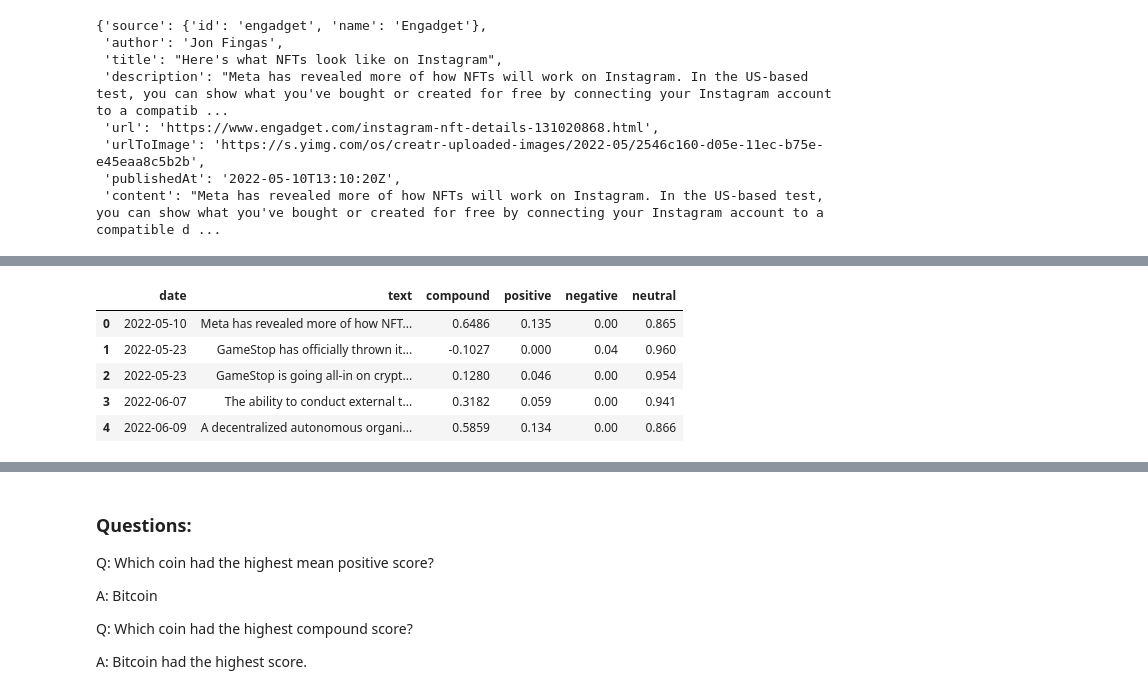
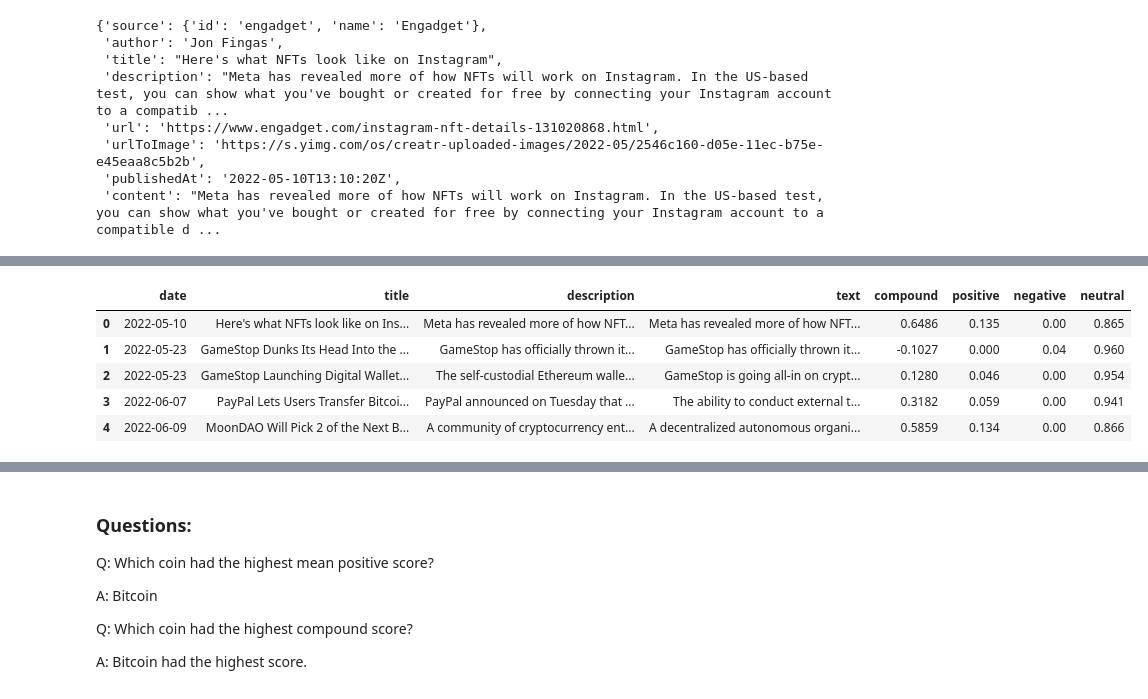
Before and after one commit to JamelBoyer/Homework-12-Tales-from-the-Crypto, a Jupyter notebook: Instructions/Starter_Code/crypto_sentiment.ipynb, the cells around one changed output, grey strips where cells are left out. Cells and saved outputs as stored; diff of their text form; code cells hidden in the pictures.

```diff
--- a/Instructions/Starter_Code/crypto_sentiment.ipynb
+++ b/Instructions/Starter_Code/crypto_sentiment.ipynb
@@ -80,6 +80,8 @@ Bitcoin_sentiments = []
 
 for article in Bitcoin_articles["articles"]:
     try:
+        title = article["title"]
+        description = article["description"]
         text = article["content"]
         date = article["publishedAt"][:10]
         sentiment = analyzer.polarity_scores(text)
@@ -89,6 +91,8 @@ for article in Bitcoin_articles["articles"]:
         neg = sentiment["neg"]
 
         Bitcoin_sentiments.append({
+            "title": title,
+            "description": description,
             "text": text,
             "date": date,
             "compound": compound,
@@ -121,6 +125,8 @@ Ethereum_sentiments = []
 
 for article in Ethereum_articles["articles"]:
     try:
+        title = article["title"]
+        description = article["description"]
         text = article["content"]
         date = article["publishedAt"][:10]
         sentiment = analyzer.polarity_scores(text)
@@ -130,6 +136,8 @@ for article in Ethereum_articles["articles"]:
         neg = sentiment["neg"]
 
         Ethereum_sentiments.append({
+            "title": title,
+            "description": description,
             "text": text,
             "date": date,
             "compound": compound,
@@ -144,18 +152,18 @@ for article in Ethereum_articles["articles"]:
 # %%
 Ethereum_df = pd.DataFrame(Ethereum_sentiments)
 
 
 # Reorder DataFrame columns
-cols = ["date", "text", "compound", "positive", "negative", "neutral"]
+cols = ["date","title","description","text", "compound", "positive", "negative", "neutral"]
 Ethereum_df = Ethereum_df[cols]
 Ethereum_df.head()
 # %% [output]
-|  | date | text | compound | positive | negative | neutral |
-| 0 | 2022-05-10 | Meta has revealed more of how NFT... | 0.6486 | 0.135 | 0.00 | 0.865 |
-| 1 | 2022-05-23 | GameStop has officially thrown it... | -0.1027 | 0.000 | 0.04 | 0.960 |
-| 2 | 2022-05-23 | GameStop is going all-in on crypt... | 0.1280 | 0.046 | 0.00 | 0.954 |
-| 3 | 2022-06-07 | The ability to conduct external t... | 0.3182 | 0.059 | 0.00 | 0.941 |
-| 4 | 2022-06-09 | A decentralized autonomous organi... | 0.5859 | 0.134 | 0.00 | 0.866 |
+|  | date | title | description | text | compound | positive | negative | neutral |
+| 0 | 2022-05-10 | Here's what NFTs look like on Ins... | Meta has revealed more of how NFT... | Meta has revealed more of how NFT... | 0.6486 | 0.135 | 0.00 | 0.865 |
+| 1 | 2022-05-23 | GameStop Dunks Its Head Into the ... | GameStop has officially thrown it... | GameStop has officially thrown it... | -0.1027 | 0.000 | 0.04 | 0.960 |
+| 2 | 2022-05-23 | GameStop Launching Digital Wallet... | The self-custodial Ethereum walle... | GameStop is going all-in on crypt... | 0.1280 | 0.046 | 0.00 | 0.954 |
+| 3 | 2022-06-07 | PayPal Lets Users Transfer Bitcoi... | PayPal announced on Tuesday that ... | The ability to conduct external t... | 0.3182 | 0.059 | 0.00 | 0.941 |
+| 4 | 2022-06-09 | MoonDAO Will Pick 2 of the Next B... | A community of cryptocurrency ent... | A decentralized autonomous organi... | 0.5859 | 0.134 | 0.00 | 0.866 |
 # %%
 # Describe the Bitcoin Sentiment
 Bitcoin_df.describe()
```
Also changed, not shown: parts of 12 cells of this notebook.
